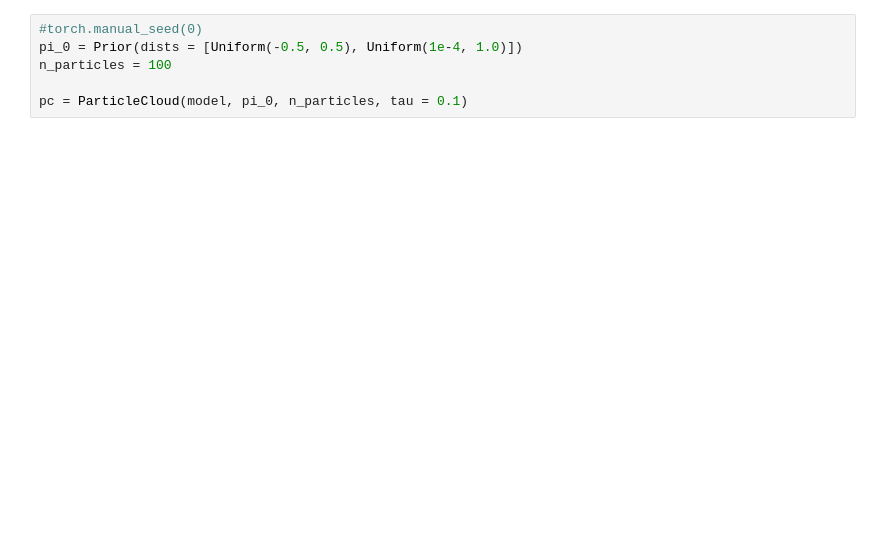
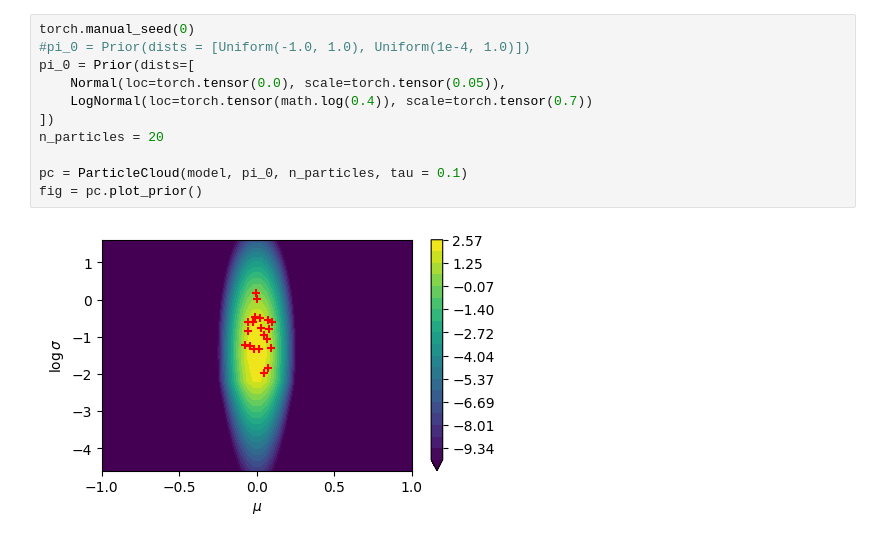
Before and after one commit to NinoCourtecuisse/MastersThesis, a Jupyter notebook: models/test.ipynb, the cells around one changed output. Drawn from its saved outputs; the diff is of its cells as text; blank space fills up the shorter version.

```diff
--- a/models/test.ipynb
+++ b/models/test.ipynb
@@ -50,7 +55,14 @@ plt.show()
 # %%
-#torch.manual_seed(0)
-pi_0 = Prior(dists = [Uniform(-0.5, 0.5), Uniform(1e-4, 1.0)])
-n_particles = 100
+torch.manual_seed(0)
+#pi_0 = Prior(dists = [Uniform(-1.0, 1.0), Uniform(1e-4, 1.0)])
+pi_0 = Prior(dists=[
+    Normal(loc=torch.tensor(0.0), scale=torch.tensor(0.05)),
+    LogNormal(loc=torch.tensor(math.log(0.4)), scale=torch.tensor(0.7))
+])
+n_particles = 20
 
 pc = ParticleCloud(model, pi_0, n_particles, tau = 0.1)
+fig = pc.plot_prior()
+# %% [output]
+[figure, added]
 # %%
```
Also changed, not shown: parts of 4 cells of this notebook, 2 other files.
